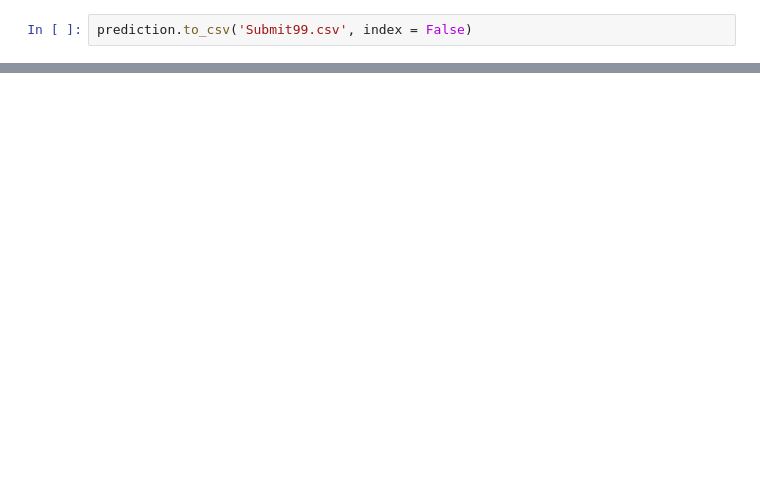
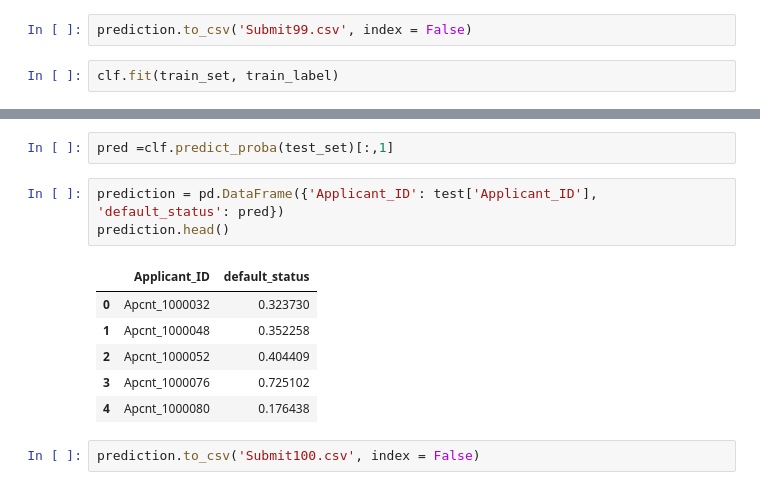
Before and after one commit to Chidikay909/DataScienceNigeriaBootcamp, a Jupyter notebook: loan_prediction.ipynb, the cells around one changed output, grey strips where cells are left out. Saved outputs shown, nothing was run; the diff lists cells and outputs as text; blank space fills up the shorter version.

```diff
--- a/loan_prediction.ipynb
+++ b/loan_prediction.ipynb
@@ -202,2 +202,4 @@ prediction.head()
 # %%
 prediction.to_csv('Submit99.csv', index = False)
+# %%
+clf.fit(train_set, train_label)
@@ -203,0 +225,14 @@ prediction.to_csv('Submit99.csv', index = False)
+# %%
+pred =clf.predict_proba(test_set)[:,1]
+# %%
+prediction = pd.DataFrame({'Applicant_ID': test['Applicant_ID'], 'default_status': pred})
+prediction.head()
+# %% [output]
+|  | Applicant_ID | default_status |
+| 0 | Apcnt_1000032 | 0.323730 |
+| 1 | Apcnt_1000048 | 0.352258 |
+| 2 | Apcnt_1000052 | 0.404409 |
+| 3 | Apcnt_1000076 | 0.725102 |
+| 4 | Apcnt_1000080 | 0.176438 |
+# %%
+prediction.to_csv('Submit100.csv', index = False)
```
Also changed, not shown: parts of 11 cells of this notebook.
